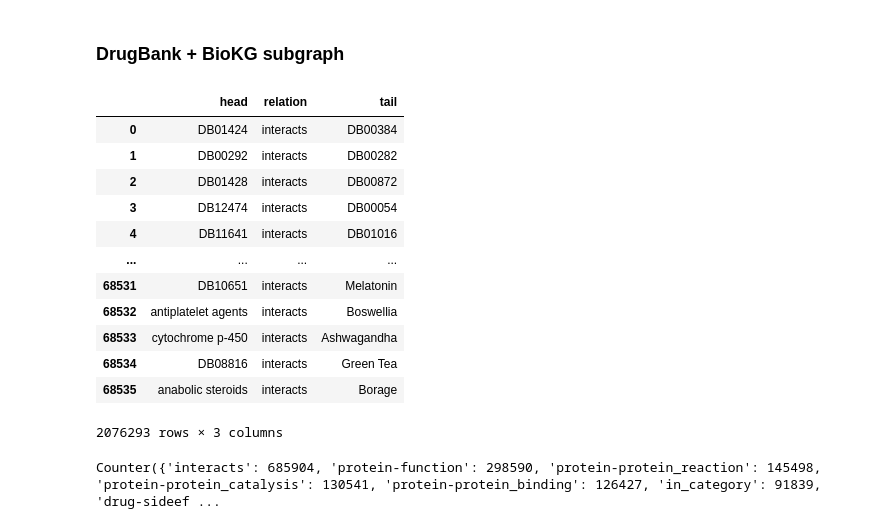
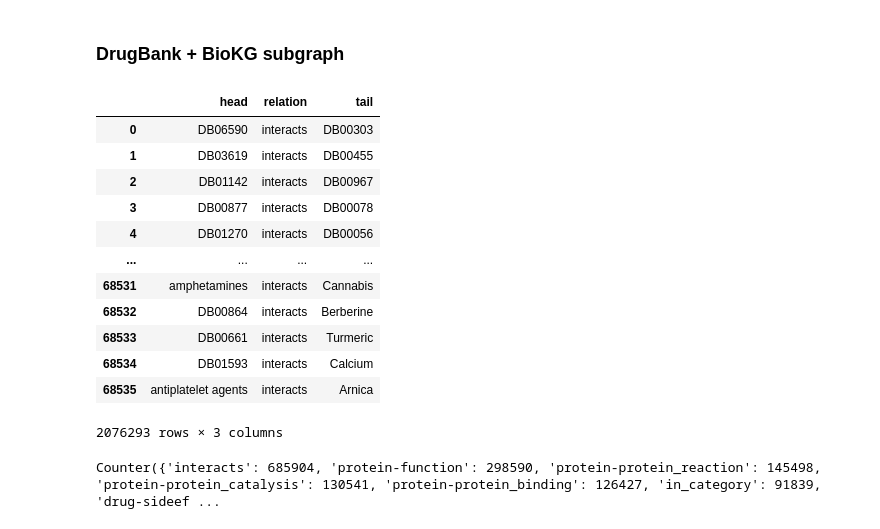
Before and after one commit to marketakrenkova/drug-interaction-prediction, a Jupyter notebook: data_processing/DataAnalysis.ipynb, the cells around one changed output. Saved outputs shown, nothing was run; the diff lists cells and outputs as text; code cells hidden in the pictures.

```diff
--- a/data_processing/DataAnalysis.ipynb
+++ b/data_processing/DataAnalysis.ipynb
@@ -378,25 +378,25 @@ Node degrees of Interactions:
 # %% [markdown]
 ### DrugBank + BioKG subgraph
 # %%
-biokg_df_train = pd.read_csv(data_dir + 'triplets/train_biokg.tsv', sep='\t')
-biokg_df_valid = pd.read_csv(data_dir + 'triplets/valid_biokg.tsv', sep='\t')
-biokg_df_test = pd.read_csv(data_dir + 'triplets/test_biokg.tsv', sep='\t')
+biokg_df_train = pd.read_csv(data_dir + 'triplets/run1/train_biokg.tsv', sep='\t')
+biokg_df_valid = pd.read_csv(data_dir + 'triplets/run1/valid_biokg.tsv', sep='\t')
+biokg_df_test = pd.read_csv(data_dir + 'triplets/run1/test_biokg.tsv', sep='\t')
 
 biokg_df = pd.concat([biokg_df_train, biokg_df_valid, biokg_df_test])
 biokg_df
 # %% [output]
 |  | head | relation | tail |
-| 0 | DB01424 | interacts | DB00384 |
-| 1 | DB00292 | interacts | DB00282 |
-| 2 | DB01428 | interacts | DB00872 |
-| 3 | DB12474 | interacts | DB00054 |
-| 4 | DB11641 | interacts | DB01016 |
+| 0 | DB06590 | interacts | DB00303 |
+| 1 | DB03619 | interacts | DB00455 |
+| 2 | DB01142 | interacts | DB00967 |
+| 3 | DB00877 | interacts | DB00078 |
+| 4 | DB01270 | interacts | DB00056 |
 | ... | ... | ... | ... |
-| 68531 | DB10651 | interacts | Melatonin |
-| 68532 | antiplatelet agents | interacts | Boswellia |
-| 68533 | cytochrome p-450 | interacts | Ashwagandha |
-| 68534 | DB08816 | interacts | Green Tea |
-| 68535 | anabolic steroids | interacts | Borage |
+| 68531 | amphetamines | interacts | Cannabis |
+| 68532 | DB00864 | interacts | Berberine |
+| 68533 | DB00661 | interacts | Turmeric |
+| 68534 | DB01593 | interacts | Calcium |
+| 68535 | antiplatelet agents | interacts | Arnica |
 2076293 rows × 3 columns
 # %%
 plot_relation_distribution(biokg_df, 'DrugBank with BiokG')
```
Also changed, not shown: parts of 2 cells of this notebook, 5 other files.
